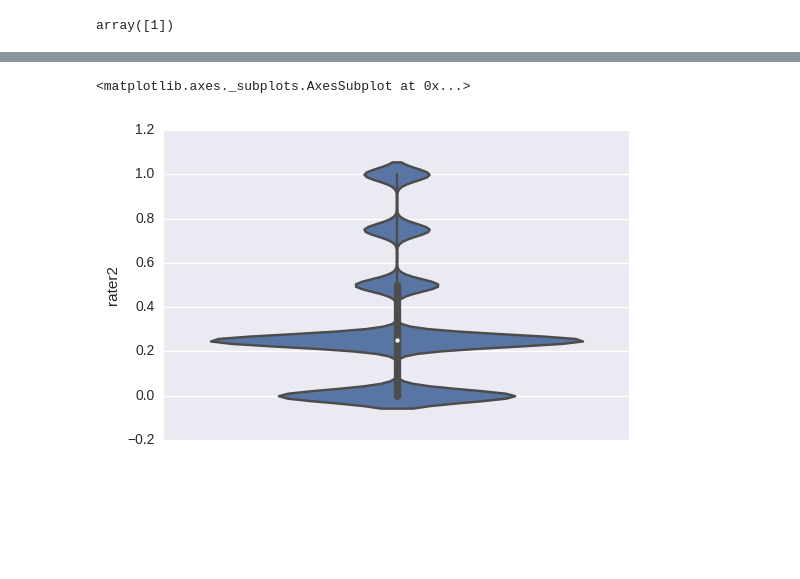
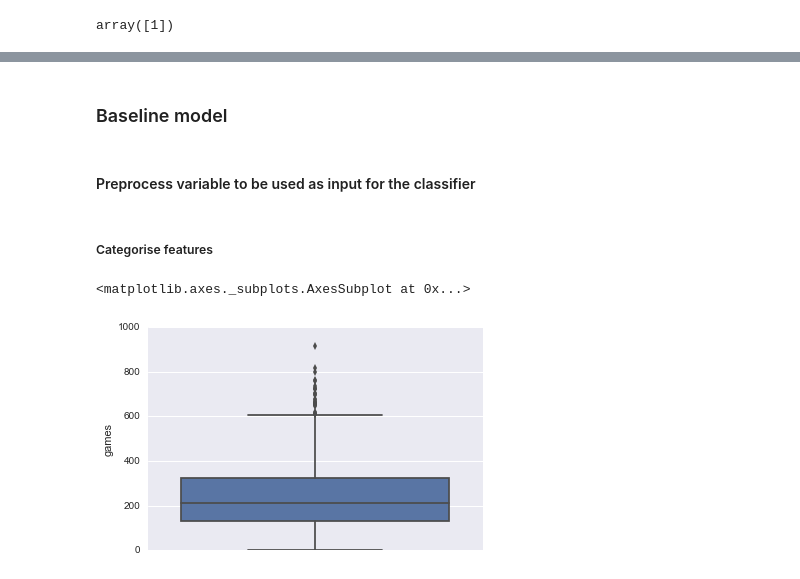
Before and after one commit to CriMenghini/ADA_Homeworks, a Jupyter notebook: Homework_4/Hw_4.ipynb, the cells around one changed output, grey strips where cells are left out. Drawn from its saved outputs; the diff is of its cells as text; code cells hidden in the pictures; blank space fills up the shorter version.

```diff
--- a/Homework_4/Hw_4.ipynb
+++ b/Homework_4/Hw_4.ipynb
@@ -88,6 +87,8 @@ players = player_data.agg({
         'rater1' : 'mean',
         'rater2' : 'mean',
         'refNum' : 'count',
-        'meanIAT' : 'mean'
+        'refCountry' : 'count',
+        'meanIAT' : 'mean',
+        'meanExp' : 'mean'
 
     })
@@ -118,0 +121,4 @@ sns.violinplot([data_clean.rater1, data_clean.rater2], orient= 'v')
+# %%
+players.drop('rater1', axis = 1, inplace = True)
+# %%
+players.drop('rater2', axis= 1, inplace = True)
@@ -118,0 +147,2 @@ sns.violinplot([data_clean.rater1, data_clean.rater2], orient= 'v')
+# %% [markdown]
+### Baseline model
@@ -118,0 +155,4 @@ sns.violinplot([data_clean.rater1, data_clean.rater2], orient= 'v')
+# %% [markdown]
+#### Preprocess variable to be used as input for the classifier
+# %%
+players['birthday'] = players['birthday'].apply(lambda x: float(x.split('.')[-1]))
@@ -119,5 +171,7 @@ sns.violinplot([data_clean.rater1, data_clean.rater2], orient= 'v')
+# %% [markdown]
+##### Categorise features
 # %%
-sns.violinplot(data_clean.rater2, orient= 'v')
+sns.boxplot(players['games'], orient='v')
 # %% [output]
 <matplotlib.axes._subplots.AxesSubplot at 0x...>
-[figure, old version]
+[figure, new version]
```
Also changed, not shown: parts of 23 cells of this notebook.
